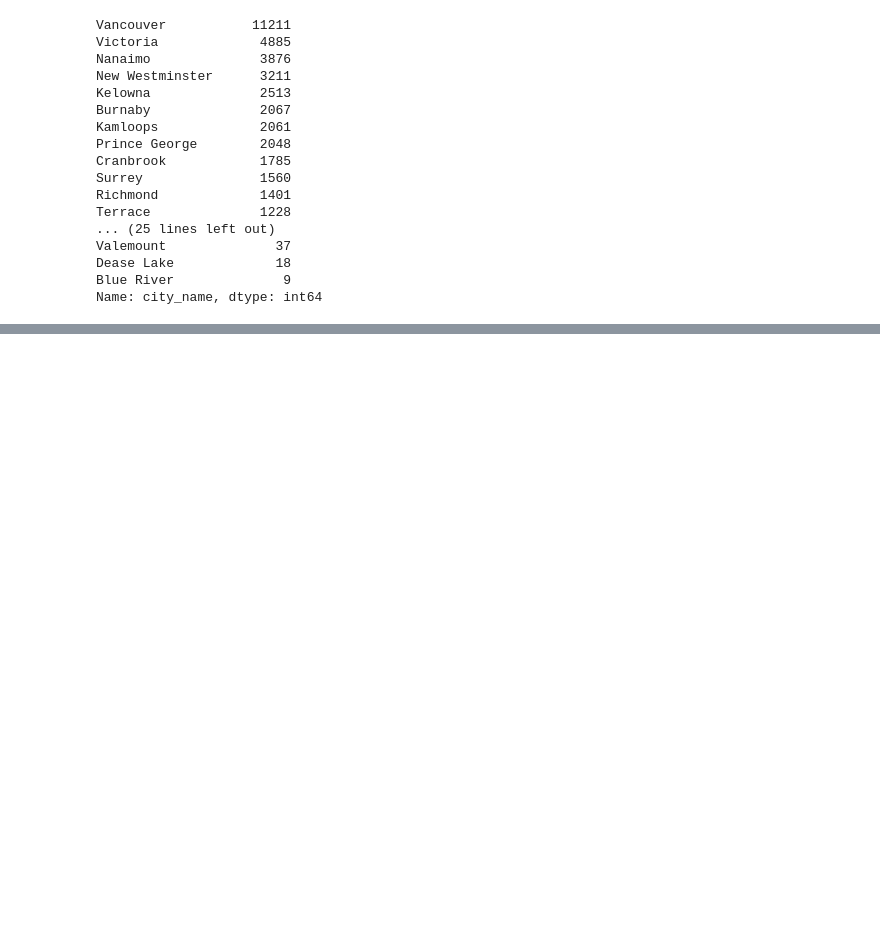
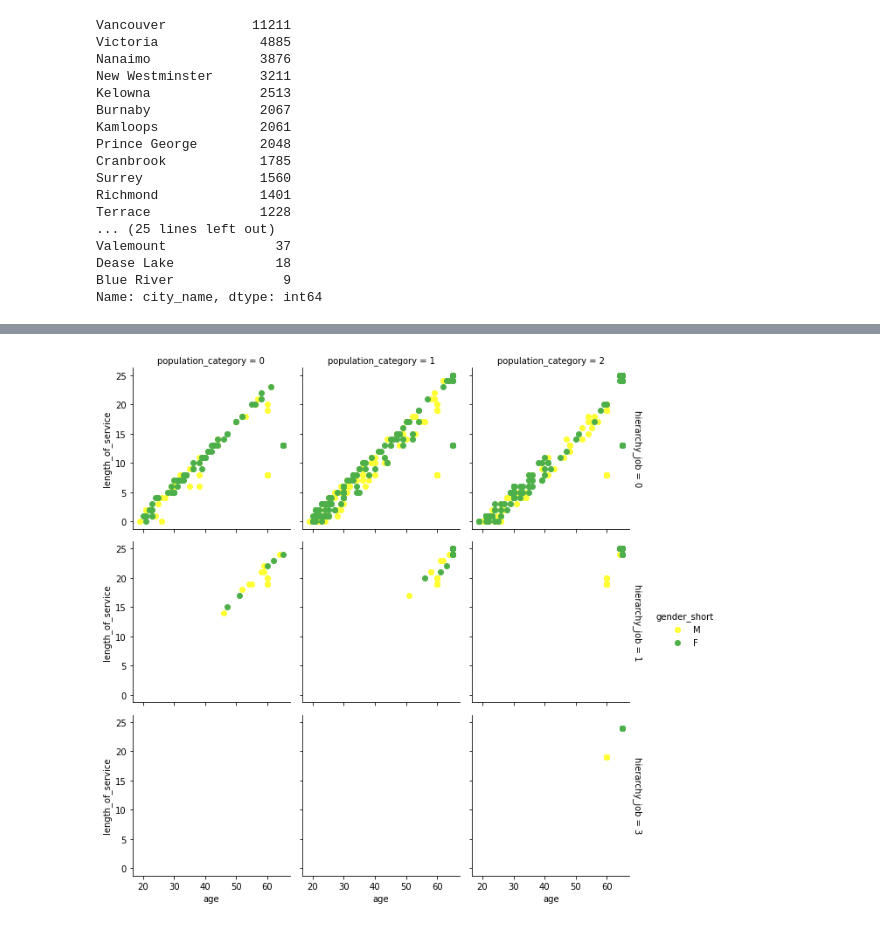
Before and after one commit to c1kk/DSS_Termination, a Jupyter notebook: DSS_Project.ipynb, the cells around one changed output, grey strips where cells are left out. Saved outputs shown, nothing was run; the diff lists cells and outputs as text; code cells hidden in the pictures; blank space fills up the shorter version.

```diff
--- a/DSS_Project.ipynb
+++ b/DSS_Project.ipynb
@@ -305,0 +392,7 @@ city_population_2011 = { 'Vancouver':2313328,
+# %%
+# Tổng quan về nơi làm việc, độ tuổi, thời gian làm việc, chức vụ cho từng giới tính của nhân viên chấm dứt hợp đồng
+gr = sns.FacetGrid(out_company, col='population_category', row='hierarchy_job', palette='Set1_r',
+                   hue='gender_short', margin_titles=True)
+gr = (gr.map(plt.scatter, 'age', 'length_of_service').add_legend())
+# %% [output]
+[figure, added]
```
Also changed, not shown: parts of 27 cells of this notebook, 1 other file.
